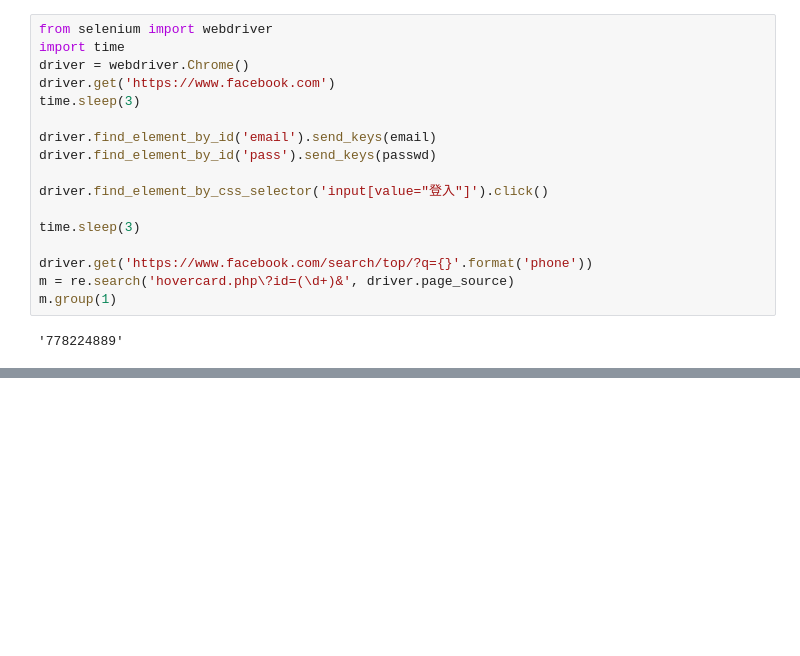
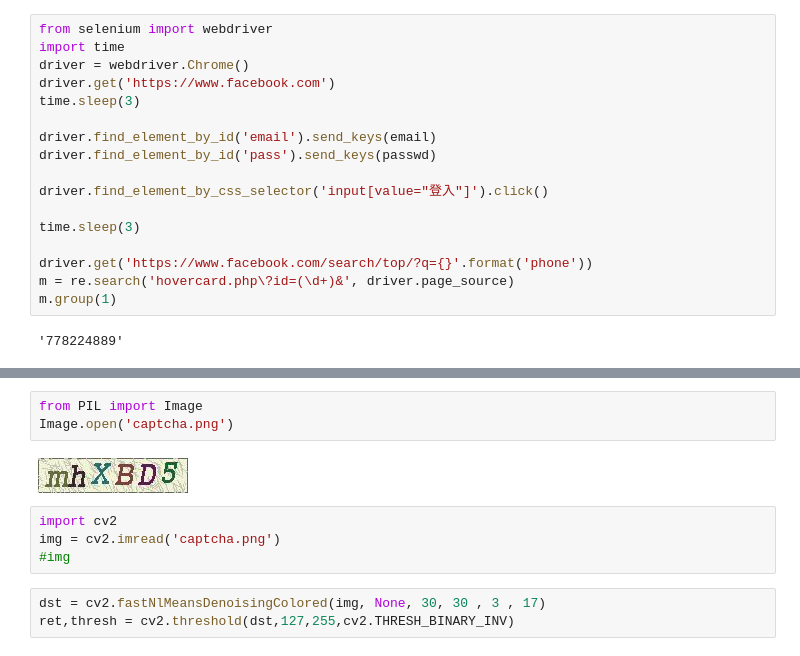
Before and after one commit to ywchiu/fuboni, a Jupyter notebook: Demo20171123.ipynb, the cells around one changed output, grey strips where cells are left out. Cells and saved outputs as stored; diff of their text form; blank space fills up the shorter version.

```diff
--- a/Demo20171123.ipynb
+++ b/Demo20171123.ipynb
@@ -1327,0 +1339,12 @@ m.group(1)
+# %%
+from PIL import Image
+Image.open('captcha.png')
+# %% [output]
+[figure, added]
+# %%
+import cv2
+img = cv2.imread('captcha.png')
+#img
+# %%
+dst = cv2.fastNlMeansDenoisingColored(img, None, 30, 30 , 3 , 17)
+ret,thresh = cv2.threshold(dst,127,255,cv2.THRESH_BINARY_INV)
```
Also changed, not shown: parts of 8 cells of this notebook.
